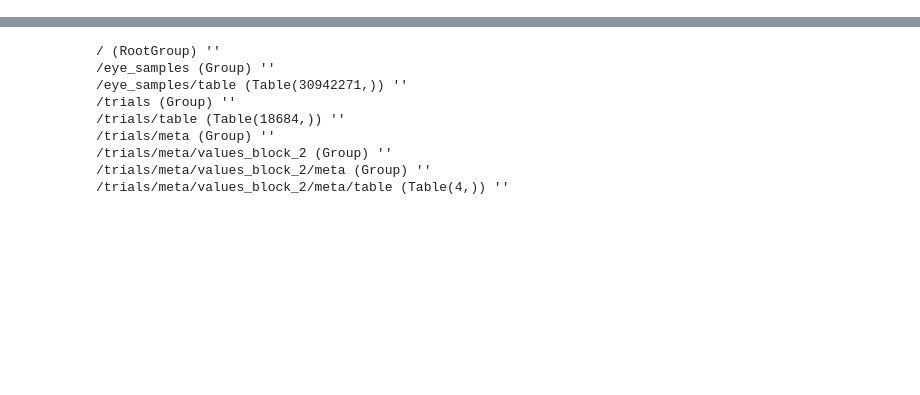
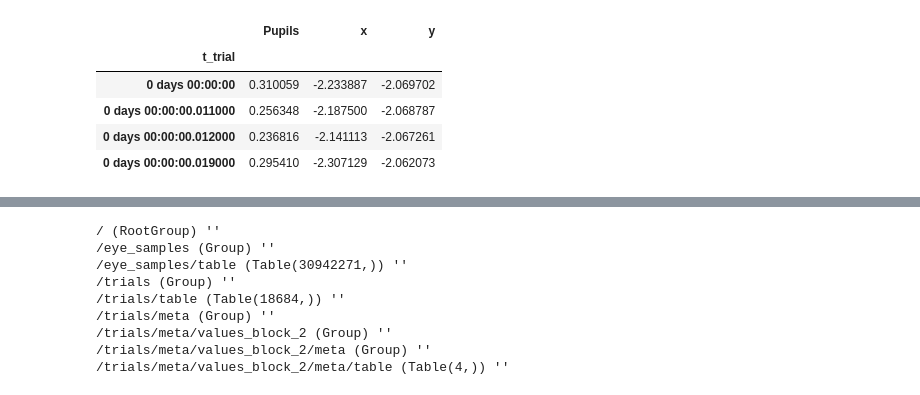
Before and after one commit to schlich/vns, a Jupyter notebook: nbs/vns.ipynb, the cells around one changed output, grey strips where cells are left out. Cells and saved outputs as stored; diff of their text form; code cells hidden in the pictures; blank space fills up the shorter version.

```diff
--- a/nbs/vns.ipynb
+++ b/nbs/vns.ipynb
@@ -2,0 +18,9 @@ import tables as pt
+# %%
+eye_samples.xs("2019-02-01 15:03:00").xs(1)[:4]
+# %% [output]
+|  | Pupils | x | y |
+| t_trial |  |  |  |
+| 0 days 00:00:00 | 0.310059 | -2.233887 | -2.069702 |
+| 0 days 00:00:00.011000 | 0.256348 | -2.187500 | -2.068787 |
+| 0 days 00:00:00.012000 | 0.236816 | -2.141113 | -2.067261 |
+| 0 days 00:00:00.019000 | 0.295410 | -2.307129 | -2.062073 |
```
Also changed, not shown: parts of 12 cells of this notebook, 8 other files.
